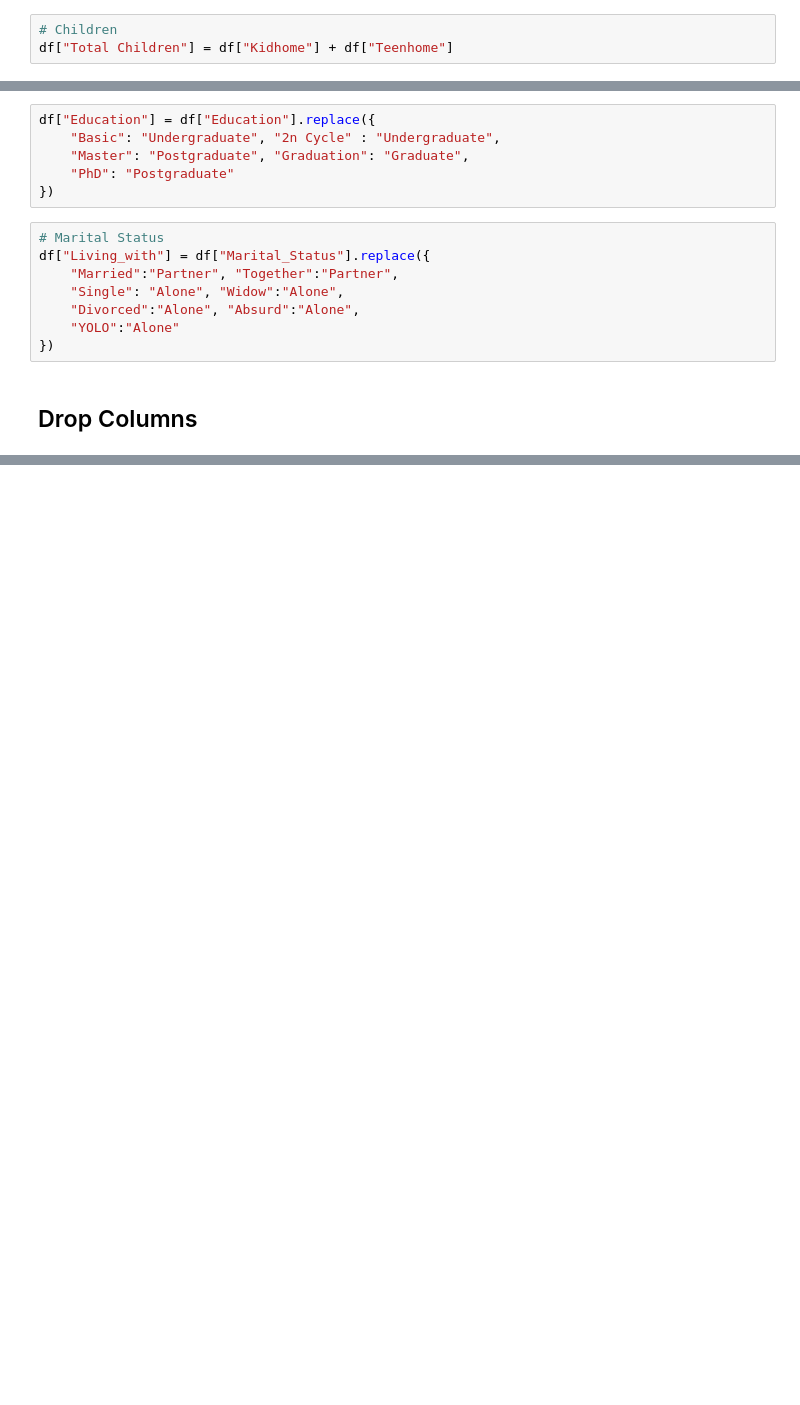
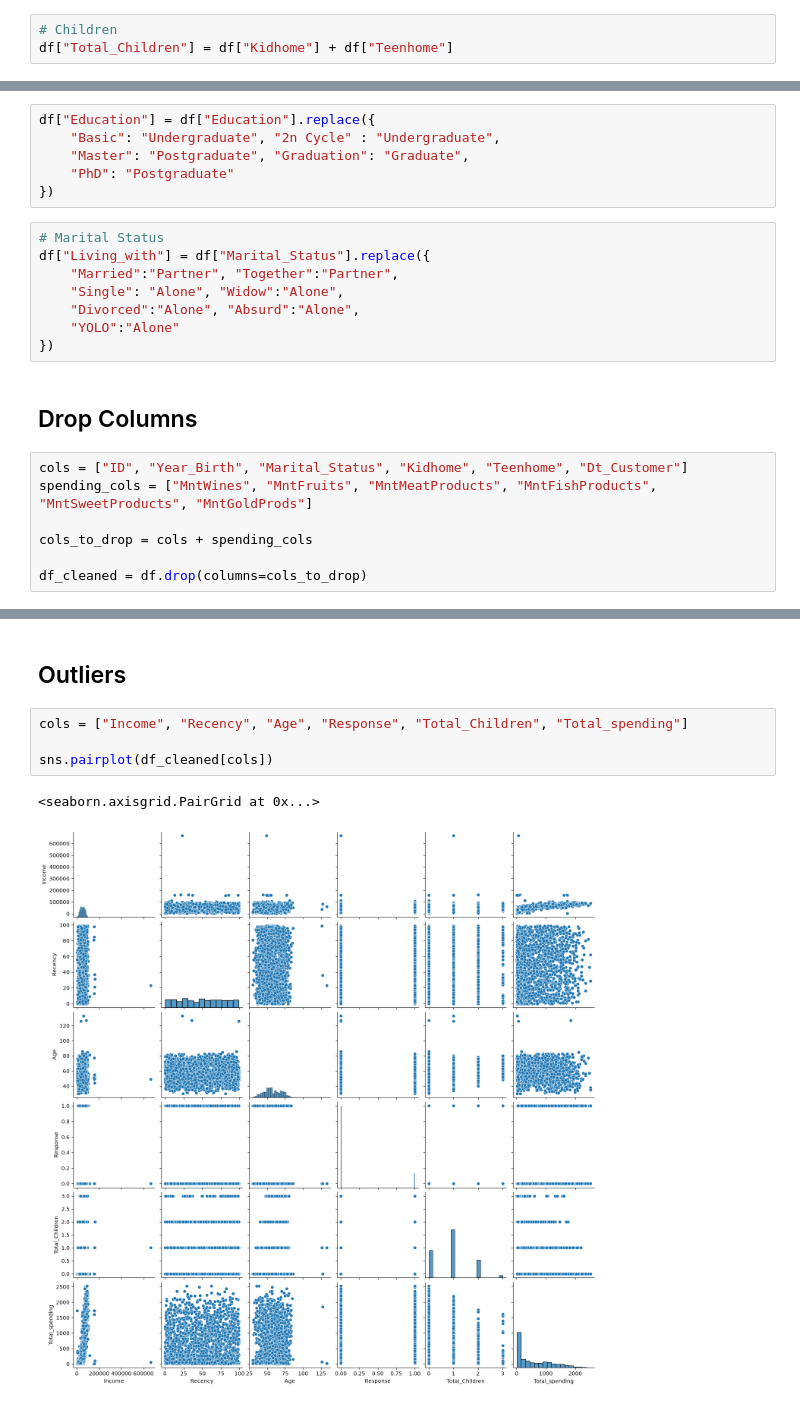
Before and after one commit to Shifa4532/SmartCartClusteringSystem, a Jupyter notebook: SmartCartClusteringSystem.ipynb, the cells around one changed output, grey strips where cells are left out. Saved outputs shown, nothing was run; the diff lists cells and outputs as text; blank space fills up the shorter version.

Commit message:
Dropped columns + Figuring outliers

```diff
--- a/SmartCartClusteringSystem.ipynb
+++ b/SmartCartClusteringSystem.ipynb
@@ -67,7 +67,7 @@ df["Customer_tenure_days"] = (reference_date - df["Dt_Customer"]).dt.days
 df["Total_spending"] = df["MntWines"] + df["MntFruits"] + df["MntMeatProducts"] + df["MntFishProducts"] + df["MntSweetProducts"] + df["MntGoldProds"]
 # %%
 # Children
-df["Total Children"] = df["Kidhome"] + df["Teenhome"]
+df["Total_Children"] = df["Kidhome"] + df["Teenhome"]
 # %%
 # Education
 df["Education"].value_counts()
@@ -95,6 +93,13 @@ df["Living_with"] = df["Marital_Status"].replace({
 })
 # %% [markdown]
 ## Drop Columns
+# %%
+cols = ["ID", "Year_Birth", "Marital_Status", "Kidhome", "Teenhome", "Dt_Customer"]
+spending_cols = ["MntWines", "MntFruits", "MntMeatProducts", "MntFishProducts", "MntSweetProducts", "MntGoldProds"]
+
+cols_to_drop = cols + spending_cols
+
+df_cleaned = df.drop(columns=cols_to_drop)
 # %%
 df_cleaned.shape
 # %% [output]
@@ -101,0 +116,9 @@ df_cleaned.shape
+# %% [markdown]
+## Outliers
+# %%
+cols = ["Income", "Recency", "Age", "Response", "Total_Children", "Total_spending"]
+
+sns.pairplot(df_cleaned[cols])
+# %% [output]
+<seaborn.axisgrid.PairGrid at 0x...>
+[figure, added]
```
Also changed, not shown: parts of 4 cells of this notebook.
